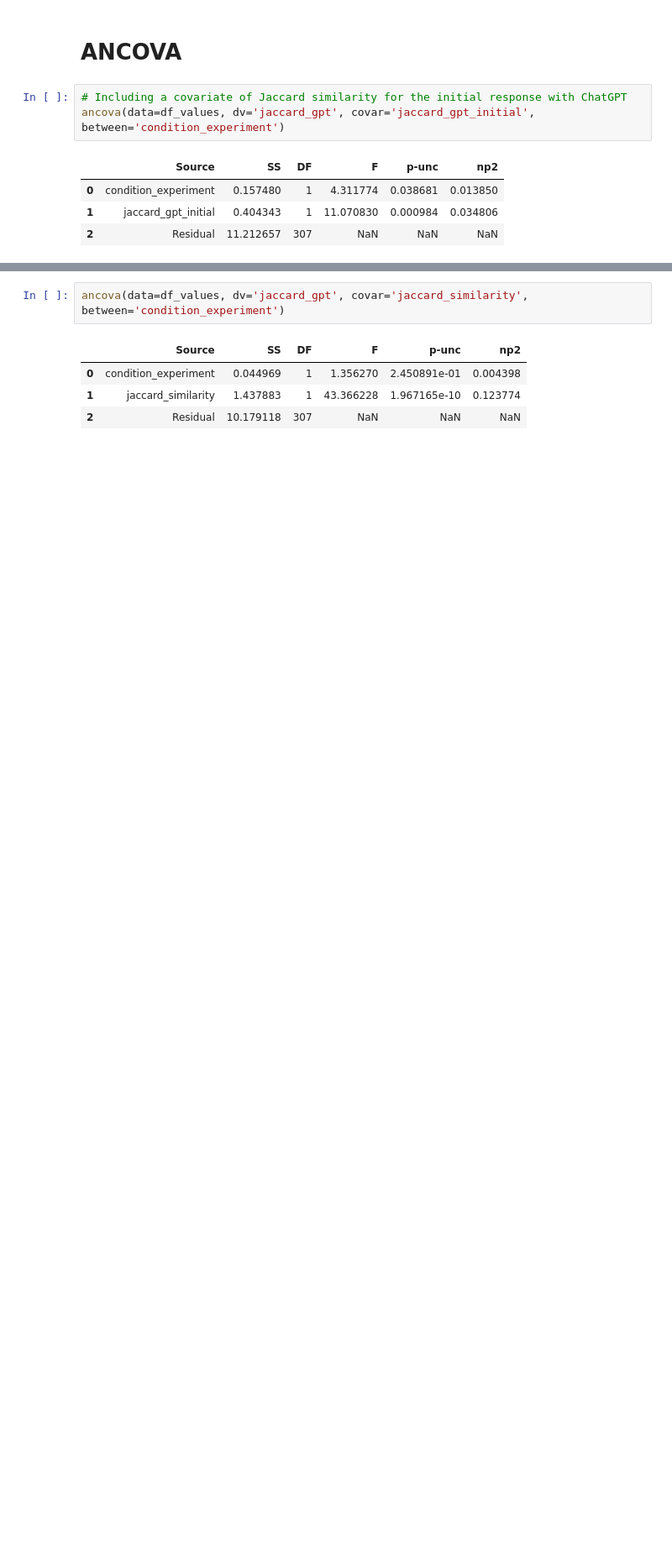
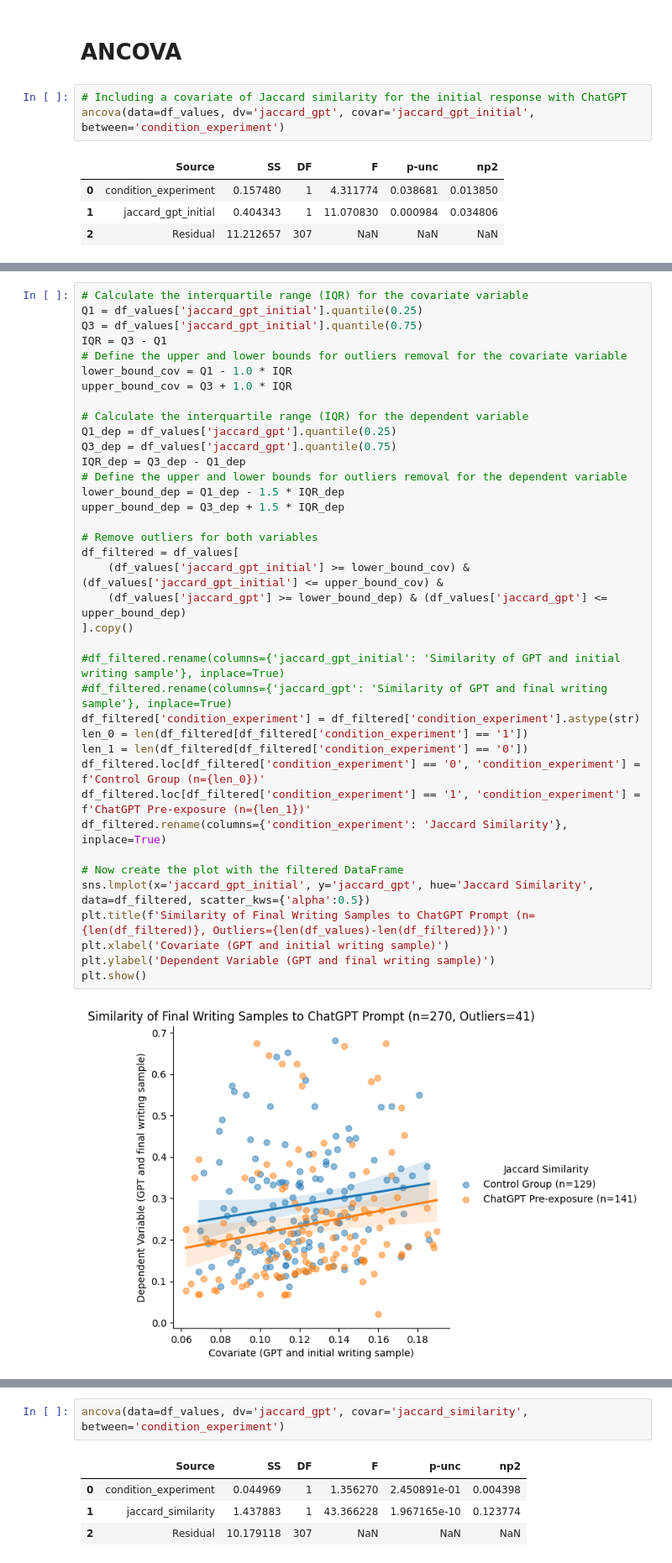
Before and after one commit to georgeh12/ai-writing-survey, a Jupyter notebook: ancova.ipynb, the cells around one changed output, grey strips where cells are left out. Shown at 84% size. Cells and saved outputs as stored; diff of their text form; blank space fills up the shorter version.

```diff
--- a/ancova.ipynb
+++ b/ancova.ipynb
@@ -42,0 +54,40 @@ ancova(data=df_values, dv='jaccard_gpt', covar='jaccard_gpt_initial', between='c
+# %%
+# Calculate the interquartile range (IQR) for the covariate variable
+Q1 = df_values['jaccard_gpt_initial'].quantile(0.25)
+Q3 = df_values['jaccard_gpt_initial'].quantile(0.75)
+IQR = Q3 - Q1
+# Define the upper and lower bounds for outliers removal for the covariate variable
+lower_bound_cov = Q1 - 1.0 * IQR
+upper_bound_cov = Q3 + 1.0 * IQR
+
+# Calculate the interquartile range (IQR) for the dependent variable
+Q1_dep = df_values['jaccard_gpt'].quantile(0.25)
+Q3_dep = df_values['jaccard_gpt'].quantile(0.75)
+IQR_dep = Q3_dep - Q1_dep
+# Define the upper and lower bounds for outliers removal for the dependent variable
+lower_bound_dep = Q1_dep - 1.5 * IQR_dep
+upper_bound_dep = Q3_dep + 1.5 * IQR_dep
+
+# Remove outliers for both variables
+df_filtered = df_values[
+    (df_values['jaccard_gpt_initial'] >= lower_bound_cov) & (df_values['jaccard_gpt_initial'] <= upper_bound_cov) &
+    (df_values['jaccard_gpt'] >= lower_bound_dep) & (df_values['jaccard_gpt'] <= upper_bound_dep)
+].copy()
+
+#df_filtered.rename(columns={'jaccard_gpt_initial': 'Similarity of GPT and initial writing sample'}, inplace=True)
+#df_filtered.rename(columns={'jaccard_gpt': 'Similarity of GPT and final writing sample'}, inplace=True)
+df_filtered['condition_experiment'] = df_filtered['condition_experiment'].astype(str)
+len_0 = len(df_filtered[df_filtered['condition_experiment'] == '1'])
+len_1 = len(df_filtered[df_filtered['condition_experiment'] == '0'])
+df_filtered.loc[df_filtered['condition_experiment'] == '0', 'condition_experiment'] = f'Control Group (n={len_0})'
+df_filtered.loc[df_filtered['condition_experiment'] == '1', 'condition_experiment'] = f'ChatGPT Pre-exposure (n={len_1})'
+df_filtered.rename(columns={'condition_experiment': 'Jaccard Similarity'}, inplace=True)
+
+# Now create the plot with the filtered DataFrame
+sns.lmplot(x='jaccard_gpt_initial', y='jaccard_gpt', hue='Jaccard Similarity', data=df_filtered, scatter_kws={'alpha':0.5})
+plt.title(f'Similarity of Final Writing Samples to ChatGPT Prompt (n={len(df_filtered)}, Outliers={len(df_values)-len(df_filtered)})')
+plt.xlabel('Covariate (GPT and initial writing sample)')
+plt.ylabel('Dependent Variable (GPT and final writing sample)')
+plt.show()
+# %% [output]
+[figure, added]
```
Also changed, not shown: parts of 3 cells of this notebook.
